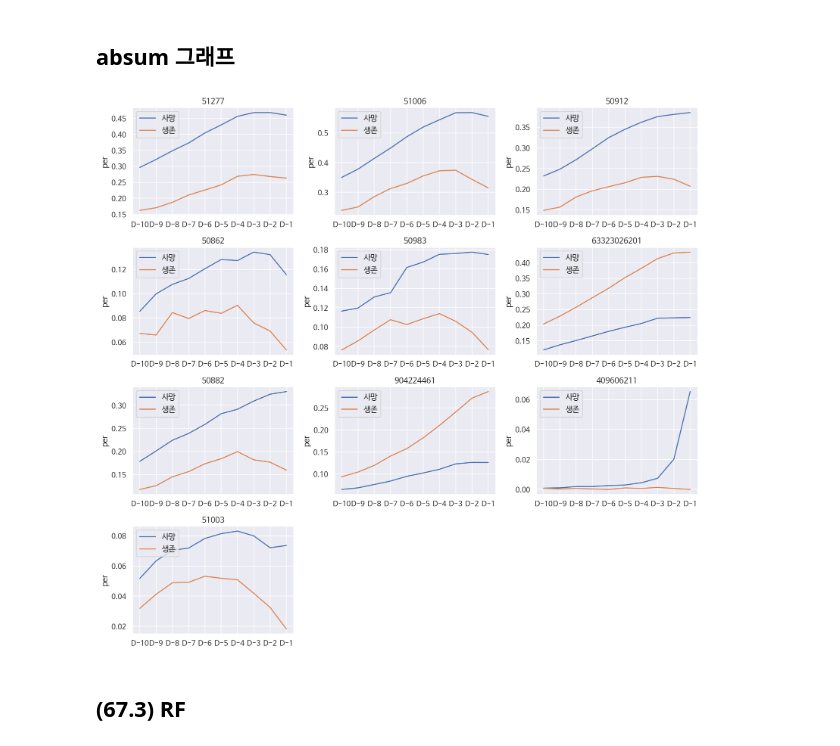
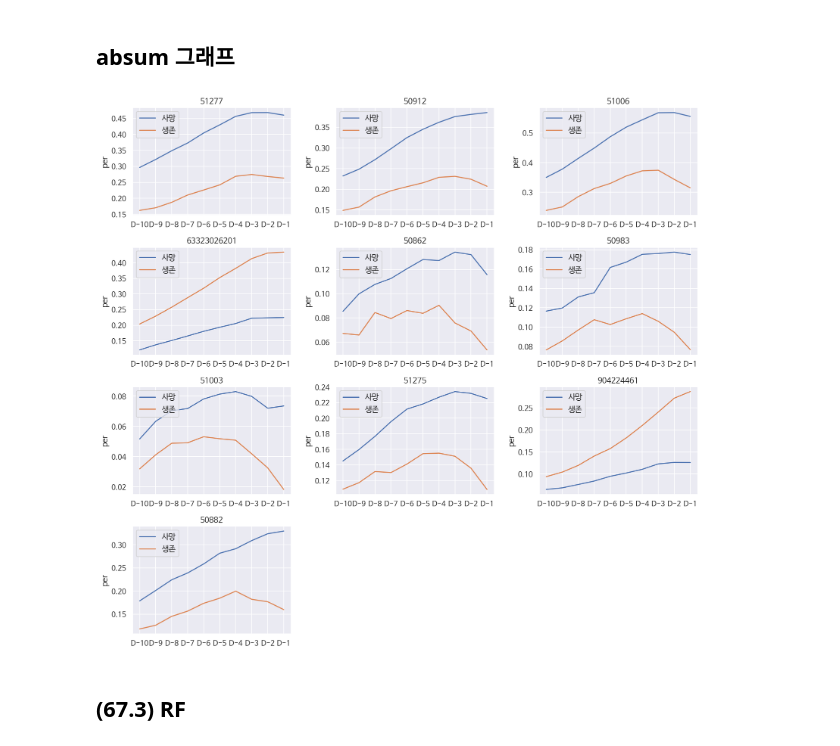
Before and after one commit to limeorange/MIMIC_Research, a Jupyter notebook: 14 RF, LSTM - 상위 n개 feature 정확도 & 그래프.ipynb, the cells around one changed output. Cells and saved outputs as stored; diff of their text form; code cells hidden in the pictures.

```diff
--- a/14 RF, LSTM - 상위 n개 feature 정확도 & 그래프.ipynb
+++ b/14 RF, LSTM - 상위 n개 feature 정확도 & 그래프.ipynb
@@ -524,11 +528,10 @@ def absum(PPL_list,top_or_down):
 
     plt.tight_layout()
 # %%
-RF_list = [51277, 51006, 50912, 50862, 50983,
-           63323026201, 50882, 904224461, 409606211, 51003]
+RF_list = list(rf_top10)
 absum(RF_list,RF_list[:10])
 # %% [output]
-[figure, old version]
+[figure, new version]
 # %% [markdown]
 ## (67.3) RF
 # %%
```
Also changed, not shown: parts of 1 cell of this notebook.
